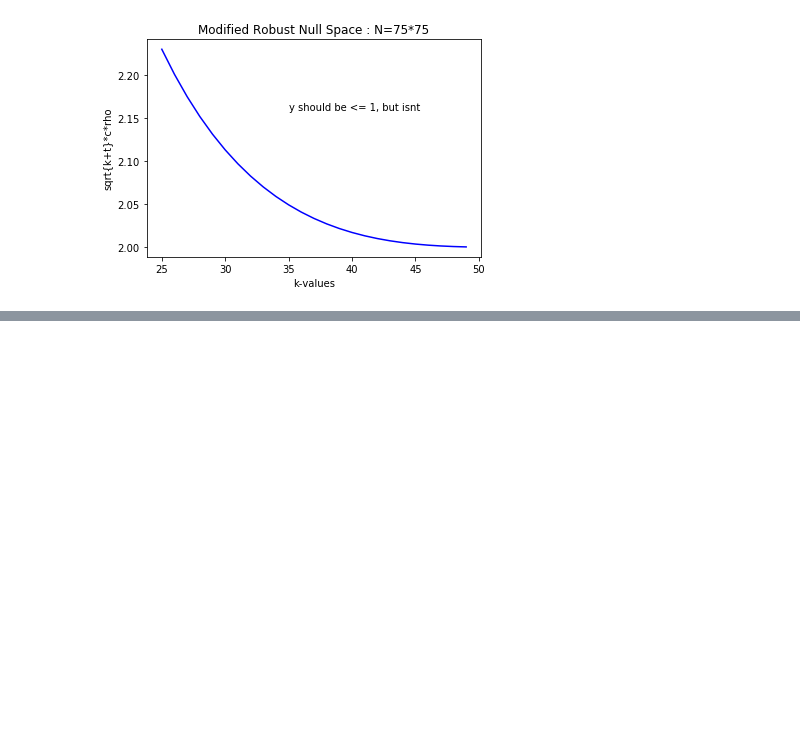
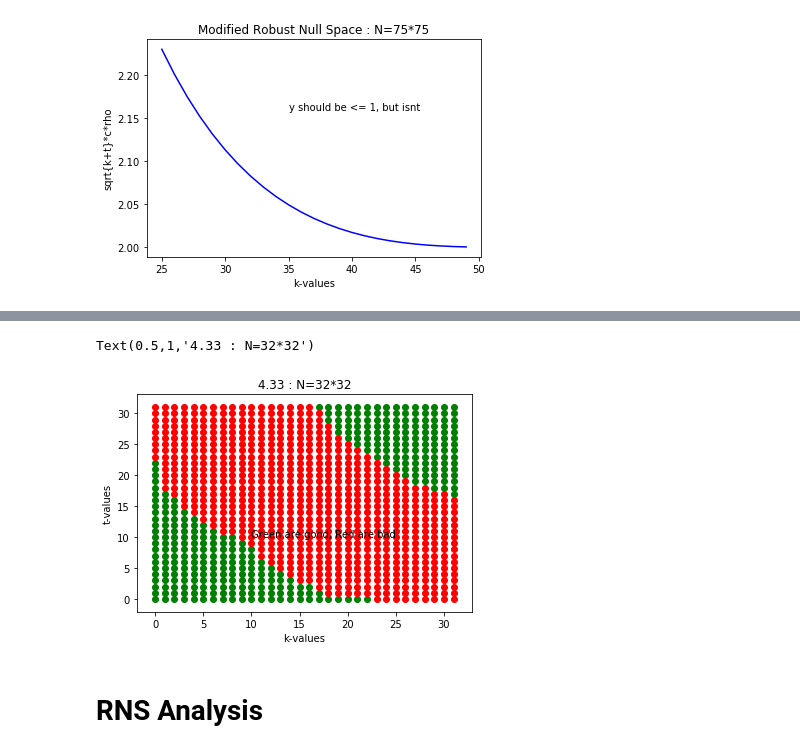
Before and after one commit to jasjeetIM/recovering_compressible_signals, a Jupyter notebook: notebooks/Analysis-BP-Constants.ipynb, the cells around one changed output, grey strips where cells are left out. Drawn from its saved outputs; the diff is of its cells as text; code cells hidden in the pictures; blank space fills up the shorter version.

```diff
--- a/notebooks/Analysis-BP-Constants.ipynb
+++ b/notebooks/Analysis-BP-Constants.ipynb
@@ -165,0 +192,23 @@ Text(0.5,1,'Modified Robust Null Space : N=75*75')
+# %%
+#Lets fix n = 32*32 and see which values of (k,t) give us the constant < 1.
+t_x, t_y, f_x, f_y = [],[],[],[]
+for i in range(32):
+    for j in range(32):
+        if (four_true(float(i),float(j),float(n_2),2.0) <=1):
+            t_x.append(i)
+            t_y.append(j)
+        else:
+            f_x.append(i)
+            f_y.append(j)
+# %%
+plt.scatter(t_x,t_y,c='green')
+plt.scatter(f_x,f_y,c='red')
+plt.xlabel('k-values')
+plt.text(10,10,'Green are good, Red are bad')
+plt.ylabel('t-values')
+plt.title('4.33 : N=32*32')
+# %% [output]
+Text(0.5,1,'4.33 : N=32*32')
+[figure, added]
+# %% [markdown]
+# RNS Analysis
```
Also changed, not shown: parts of 8 cells of this notebook.
